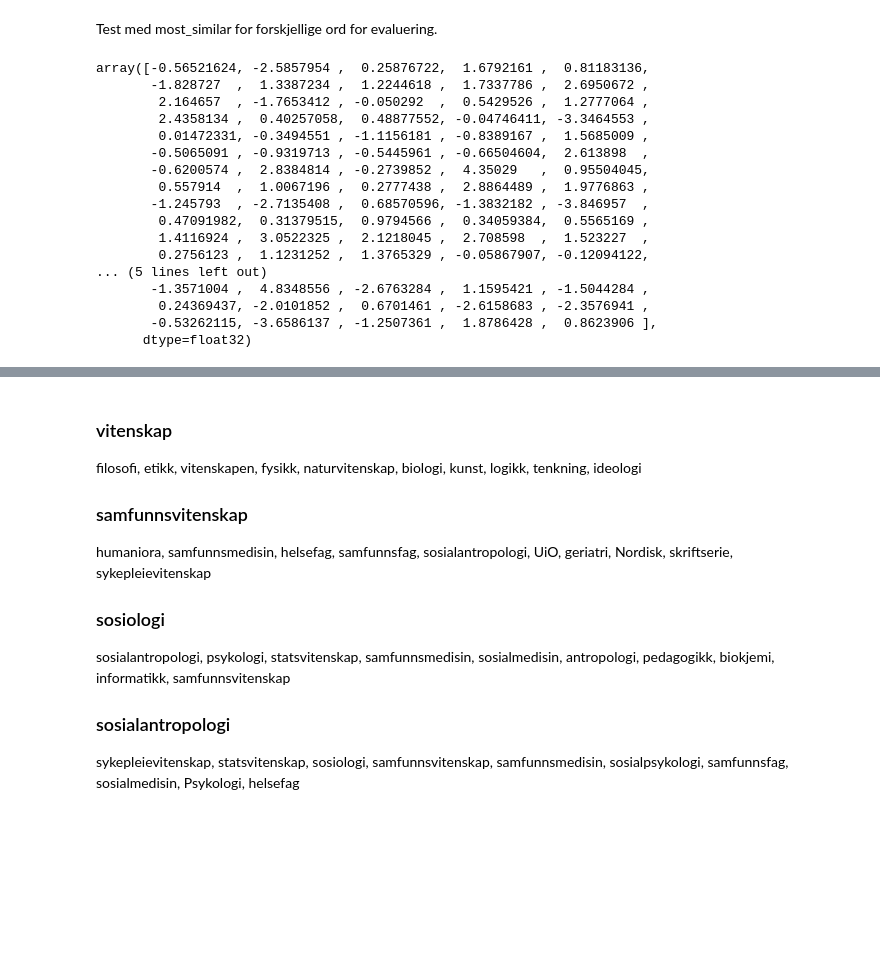
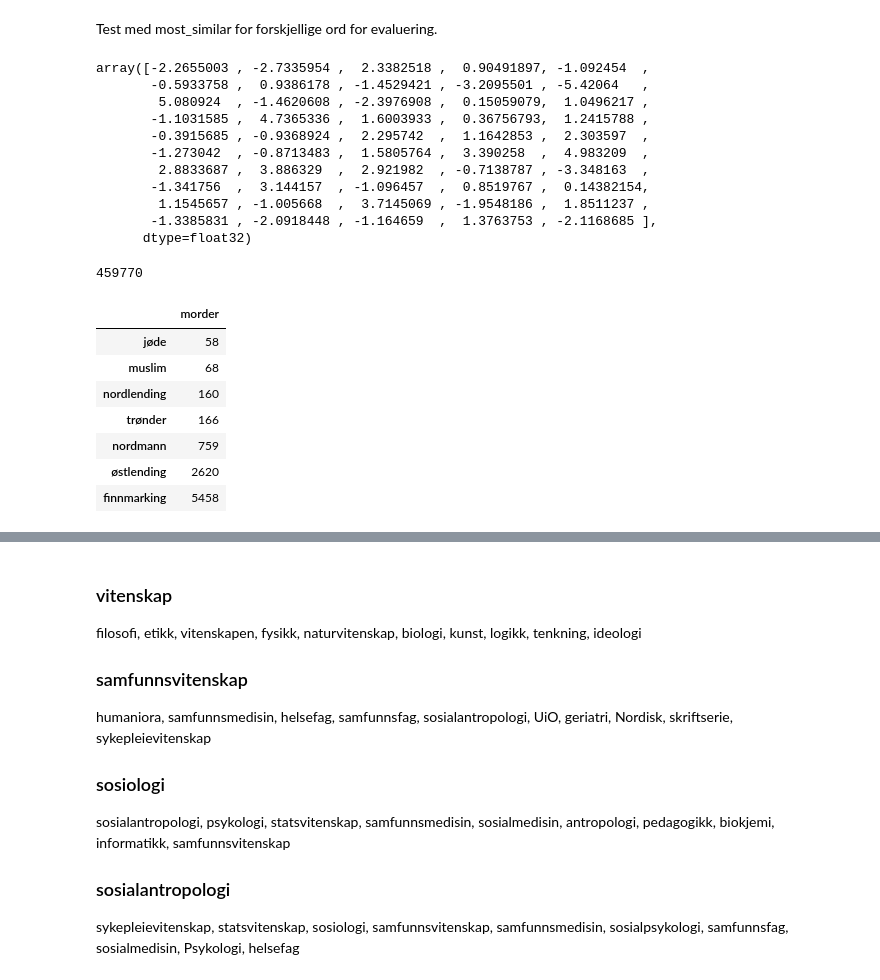
Before and after one commit to tungland/Generate_text, a Jupyter notebook: query_model.ipynb, the cells around one changed output, grey strips where cells are left out. Drawn from its saved outputs; the diff is of its cells as text; code cells hidden in the pictures; blank space fills up the shorter version.

Commit message:
added rank

```diff
--- a/query_model.ipynb
+++ b/query_model.ipynb
@@ -9,7 +10,7 @@ from IPython.display import Markdown
 # %% [markdown]
 Last ned modellen og ta den inn i notebooken
 # %%
-model_file = 'extract_subject_medisin-OR-helse.model' # eller annet filnavn - pass på sti
+model_file = 'appfolder/fifth_capital_ddc.model' # eller annet filnavn - pass på sti
 
 model = KeyedVectors.load(model_file)    #load_word2vec_format(model_file, binary=True)
 d = model.wv
@@ -19,20 +20,38 @@ Test med most_similar for forskjellige ord for evaluering.
 # %%
 d.get_vector('helse')
 # %% [output]
-array([-0.56521624, -2.5857954 ,  0.25876722,  1.6792161 ,  0.81183136,
-       -1.828727  ,  1.3387234 ,  1.2244618 ,  1.7337786 ,  2.6950672 ,
-        2.164657  , -1.7653412 , -0.050292  ,  0.5429526 ,  1.2777064 ,
-        2.4358134 ,  0.40257058,  0.48877552, -0.04746411, -3.3464553 ,
-        0.01472331, -0.3494551 , -1.1156181 , -0.8389167 ,  1.5685009 ,
-       -0.5065091 , -0.9319713 , -0.5445961 , -0.66504604,  2.613898  ,
-       -0.6200574 ,  2.8384814 , -0.2739852 ,  4.35029   ,  0.95504045,
-        0.557914  ,  1.0067196 ,  0.2777438 ,  2.8864489 ,  1.9776863 ,
-       -1.245793  , -2.7135408 ,  0.68570596, -1.3832182 , -3.846957  ,
-        0.47091982,  0.31379515,  0.9794566 ,  0.34059384,  0.5565169 ,
-        1.4116924 ,  3.0522325 ,  2.1218045 ,  2.708598  ,  1.523227  ,
-        0.2756123 ,  1.1231252 ,  1.3765329 , -0.05867907, -0.12094122,
-... (5 lines left out)
-       -1.3571004 ,  4.8348556 , -2.6763284 ,  1.1595421 , -1.5044284 ,
-        0.24369437, -2.0101852 ,  0.6701461 , -2.6158683 , -2.3576941 ,
-       -0.53262115, -3.6586137 , -1.2507361 ,  1.8786428 ,  0.8623906 ],
+array([-2.2655003 , -2.7335954 ,  2.3382518 ,  0.90491897, -1.092454  ,
+       -0.5933758 ,  0.9386178 , -1.4529421 , -3.2095501 , -5.42064   ,
+        5.080924  , -1.4620608 , -2.3976908 ,  0.15059079,  1.0496217 ,
+       -1.1031585 ,  4.7365336 ,  1.6003933 ,  0.36756793,  1.2415788 ,
+       -0.3915685 , -0.9368924 ,  2.295742  ,  1.1642853 ,  2.303597  ,
+       -1.273042  , -0.8713483 ,  1.5805764 ,  3.390258  ,  4.983209  ,
+        2.8833687 ,  3.886329  ,  2.921982  , -0.7138787 , -3.348163  ,
+       -1.341756  ,  3.144157  , -1.096457  ,  0.8519767 ,  0.14382154,
+        1.1545657 , -1.005668  ,  3.7145069 , -1.9548186 ,  1.8511237 ,
+       -1.3385831 , -2.0918448 , -1.164659  ,  1.3763753 , -2.1168685 ],
       dtype=float32)
+# %%
+d.rank('same', 'forbryter')
+# %% [output]
+459770
+# %%
+def check(word, list_of_words):
+    def test(x,y):
+        try:
+            return d.rank(x,y)
+        except:
+            return 1000000
+    res = {w: test(word, w) for w in list_of_words}
+    return pd.DataFrame.from_dict(res, orient='index', columns=[word]).sort_values(by=word)
+# %%
+check('morder', "jøde muslim nordmann trønder østlending nordlending finnmarking".split())
+# %% [output]
+|  | morder |
+| jøde | 58 |
+| muslim | 68 |
+| nordlending | 160 |
+| trønder | 166 |
+| nordmann | 759 |
+| østlending | 2620 |
+| finnmarking | 5458 |
```
Also changed, not shown: parts of 4 cells of this notebook.
